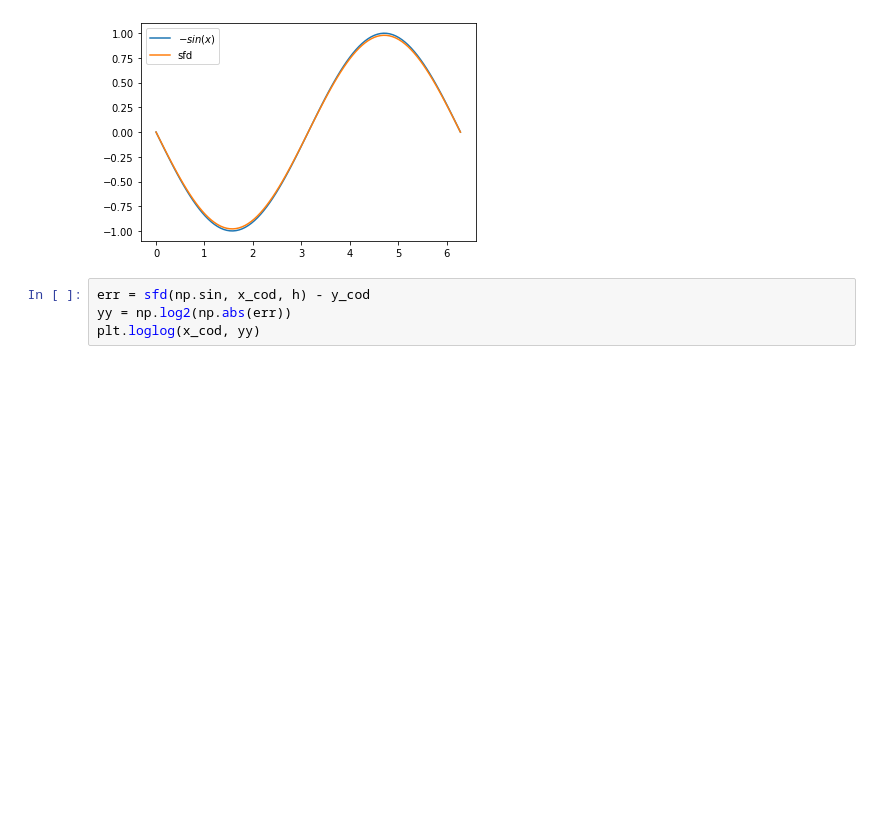
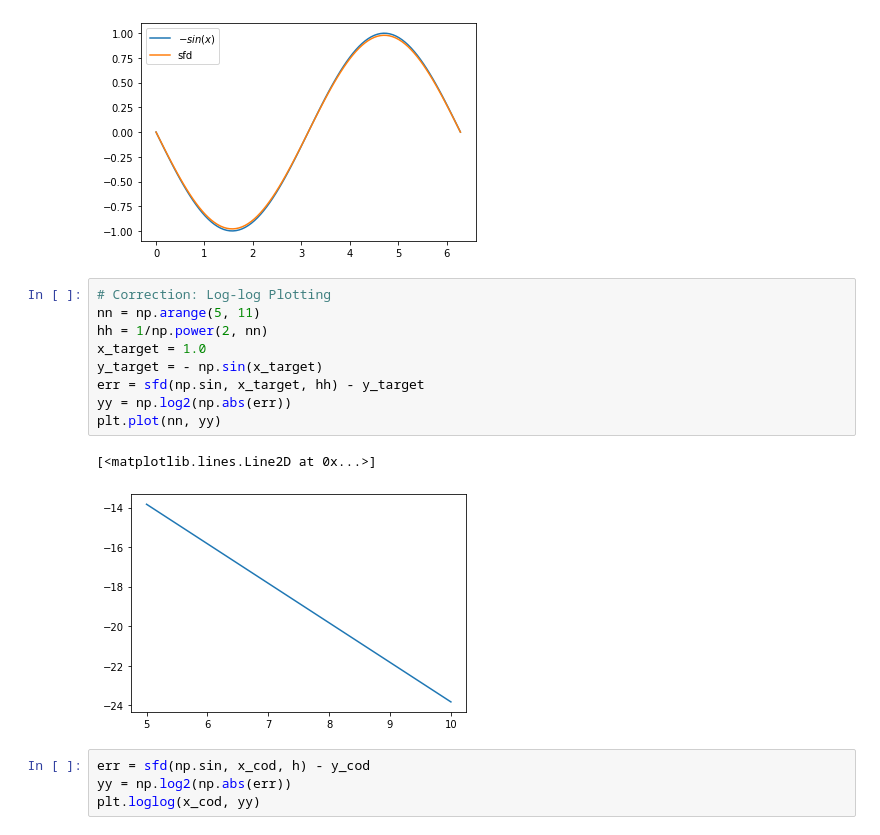
Before and after one commit to YGuo00/MA-573-Independent-Study, a Jupyter notebook: src/proof_of_2_derivative_problem.ipynb, the cells around one changed output. Cells and saved outputs as stored; diff of their text form; blank space fills up the shorter version.

```diff
--- a/src/proof_of_2_derivative_problem.ipynb
+++ b/src/proof_of_2_derivative_problem.ipynb
@@ -18,6 +18,18 @@ plt.plot(x_cod, sfd(np.sin, x_cod, h), label = 'sfd');
 plt.legend();
 # %% [output]
 [figure]
+# %%
+# Correction: Log-log Plotting
+nn = np.arange(5, 11)
+hh = 1/np.power(2, nn)
+x_target = 1.0
+y_target = - np.sin(x_target)
+err = sfd(np.sin, x_target, hh) - y_target
+yy = np.log2(np.abs(err))
+plt.plot(nn, yy)
+# %% [output]
+[<matplotlib.lines.Line2D at 0x...>]
+[figure, added]
 # %%
 err = sfd(np.sin, x_cod, h) - y_cod
 yy = np.log2(np.abs(err))
```
Also changed, not shown: parts of 1 cell of this notebook.
